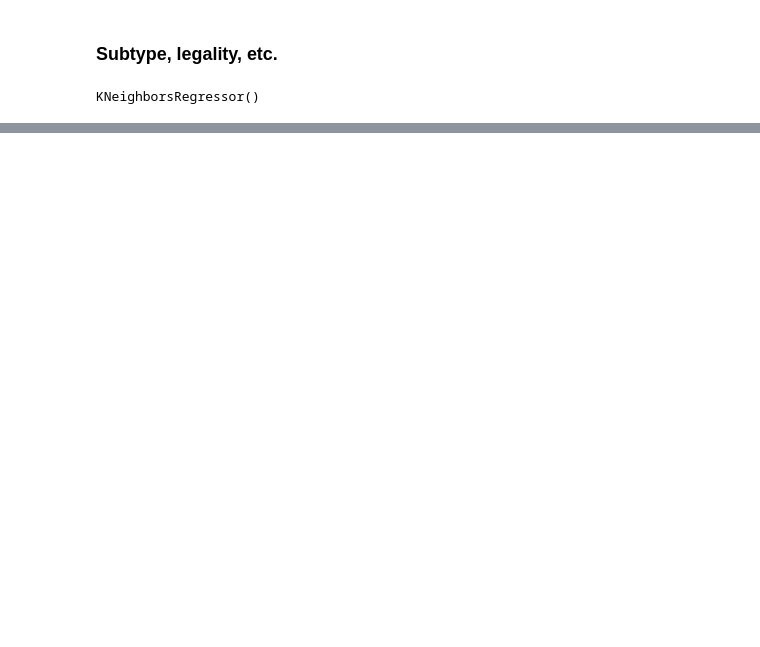
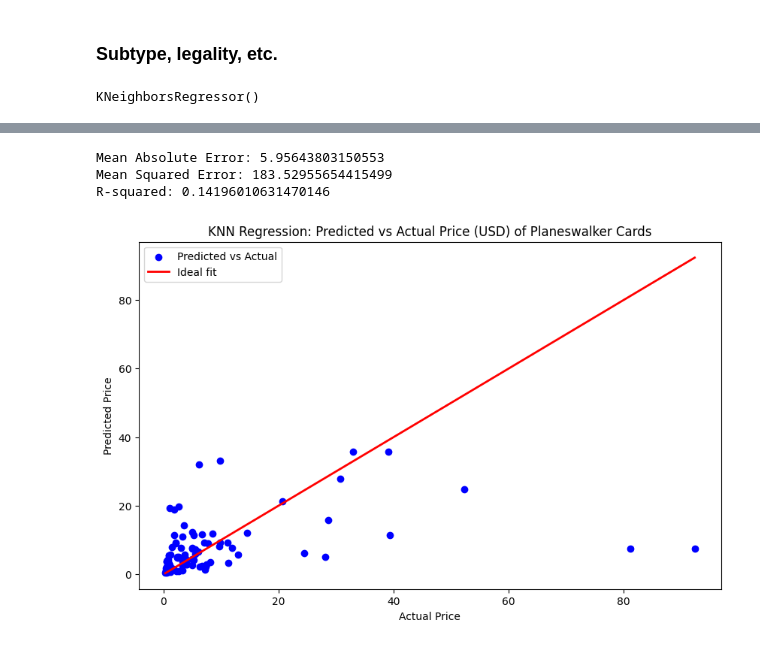
Before and after one commit to janelmjackson/understanding-mtg-card-value-through-ml, a Jupyter notebook: mtgjson_knn_reg.ipynb, the cells around one changed output, grey strips where cells are left out. Cells and saved outputs as stored; diff of their text form; code cells hidden in the pictures; blank space fills up the shorter version.

```diff
--- a/mtgjson_knn_reg.ipynb
+++ b/mtgjson_knn_reg.ipynb
@@ -400,0 +600,32 @@ plt.show()
+# %%
+scaler = StandardScaler()
+X_train_pw = scaler.fit_transform(X_train_pw)
+X_test_pw = scaler.transform(X_test_pw)
+
+knn_regressor = KNeighborsRegressor(n_neighbors=3)
+knn_regressor.fit(X_train_pw, y_train_pw)
+
+y_pred_pw = knn_regressor.predict(X_test_pw)
+
+pw_mae = mean_absolute_error(y_test_pw, y_pred_pw)
+pw_mse = mean_squared_error(y_test_pw, y_pred_pw)
+pw_r2 = r2_score(y_test_pw, y_pred_pw)
+
+print(f'Mean Absolute Error: {pw_mae}')
+print(f'Mean Squared Error: {pw_mse}')
+print(f'R-squared: {pw_r2}')
+# %% [output]
+Mean Absolute Error: 5.95643803150553
+Mean Squared Error: 183.52955654415499
+R-squared: 0.14196010631470146
+# %%
+plt.figure(figsize=(10, 6))
+plt.scatter(y_test_pw, y_pred_pw, color='blue', label='Predicted vs Actual')
+plt.plot([min(y_test_pw), max(y_test_pw)], [min(y_test_pw), max(y_test_pw)], color='red', linewidth=2, label='Ideal fit')
+plt.title('KNN Regression: Predicted vs Actual Price (USD) of Planeswalker Cards')
+plt.xlabel('Actual Price')
+plt.ylabel('Predicted Price')
+plt.legend()
+plt.show()
+# %% [output]
+[figure, added]
```
Also changed, not shown: parts of 54 cells of this notebook, 2 other files.
